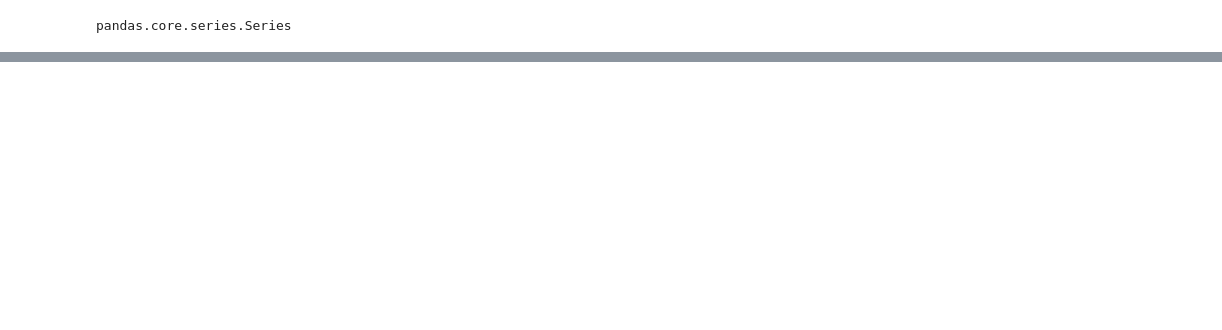
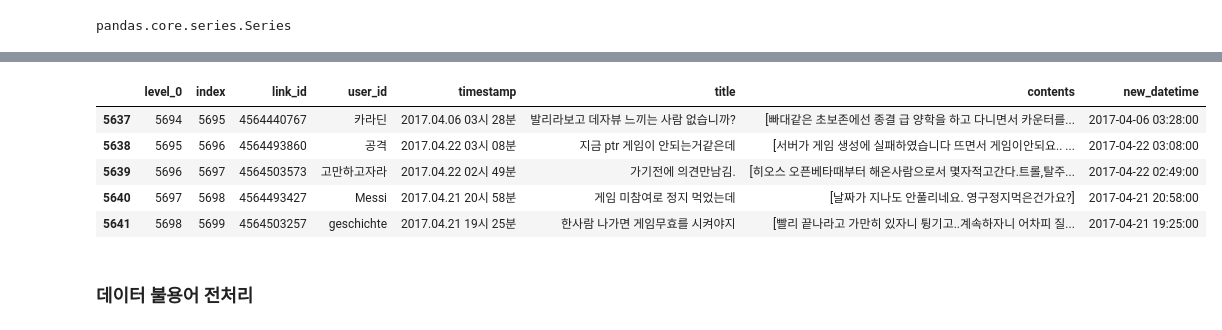
Before and after one commit to lovablebaby/userRequirementAnalysis, a Jupyter notebook: data_preprocessing.ipynb, the cells around one changed output, grey strips where cells are left out. Saved outputs shown, nothing was run; the diff lists cells and outputs as text; code cells hidden in the pictures; blank space fills up the shorter version.

```diff
--- a/data_preprocessing.ipynb
+++ b/data_preprocessing.ipynb
@@ -70,4 +158,0 @@ df_by_user['timestamp'].tolist()
-# %%
-# 위에서 널값 처리한것 제거
-
-df10 = df10[df10['contents'].notnull()]
@@ -76,0 +163,13 @@ df10.drop(['user_id'])
+# %%
+df10.reset_index(inplace=True)
+# %%
+df10.tail()
+# %% [output]
+|  | level_0 | index | link_id | user_id | timestamp | title | contents | new_datetime |
+| 5637 | 5694 | 5695 | 4564440767 | 카라딘 | 2017.04.06 03시 28분 | 발리라보고 데자뷰 느끼는 사람 없습니까? | [빠대같은 초보존에선 종결 급 양학을 하고 다니면서 카운터를... | 2017-04-06 03:28:00 |
+| 5638 | 5695 | 5696 | 4564493860 | 공격 | 2017.04.22 03시 08분 | 지금 ptr 게임이 안되는거같은데 | [서버가 게임 생성에 실패하였습니다 뜨면서 게임이안되요.. ... | 2017-04-22 03:08:00 |
+| 5639 | 5696 | 5697 | 4564503573 | 고만하고자라 | 2017.04.22 02시 49분 | 가기전에 의견만남김. | [히오스 오픈베타때부터 해온사람으로서 몇자적고간다.트롤,탈주... | 2017-04-22 02:49:00 |
+| 5640 | 5697 | 5698 | 4564493427 | Messi | 2017.04.21 20시 58분 | 게임 미참여로 정지 먹었는데 | [날짜가 지나도 안풀리네요. 영구정지먹은건가요?] | 2017-04-21 20:58:00 |
+| 5641 | 5698 | 5699 | 4564503257 | geschichte | 2017.04.21 19시 25분 | 한사람 나가면 게임무효를 시켜야지 | [빨리 끝나라고 가만히 있자니 튕기고..계속하자니 어차피 질... | 2017-04-21 19:25:00 |
+# %% [markdown]
+### 데이터 불용어 전처리
```
Also changed, not shown: parts of 26 cells of this notebook, 1 other file.
